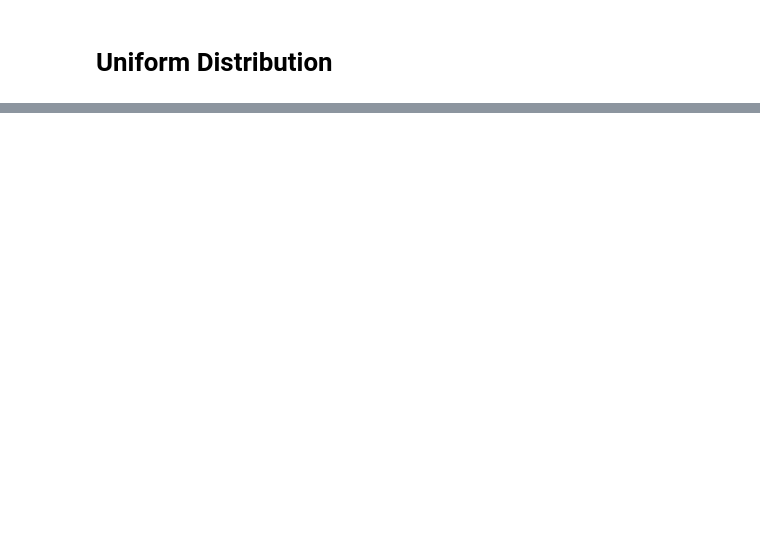
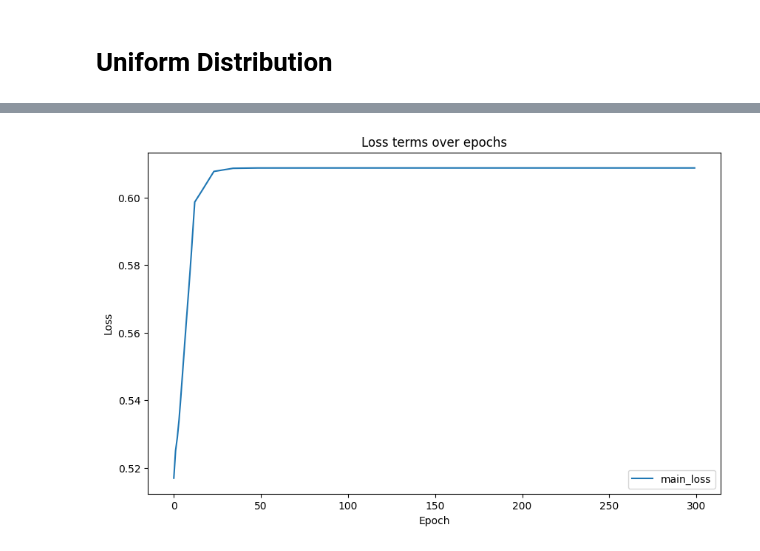
Before and after one commit to enric-bazz/Tangram, a Jupyter notebook: MyNotebooks/filter_mode_analysis.ipynb, the cells around one changed output, grey strips where cells are left out. Saved outputs shown, nothing was run; the diff lists cells and outputs as text; code cells hidden in the pictures; blank space fills up the shorter version.

```diff
--- a/MyNotebooks/filter_mode_analysis.ipynb
+++ b/MyNotebooks/filter_mode_analysis.ipynb
@@ -485,0 +558,5 @@ Addition of vanilla regularizer terms does not seem to improve training in a sig
+# %%
+# Plot main loss
+tg.plot_loss_term(adata_map=ad_map_filt, loss_key="main_loss", lambda_scale=False)
+# %% [output]
+[figure, added]
```
Also changed, not shown: parts of 16 cells of this notebook.
